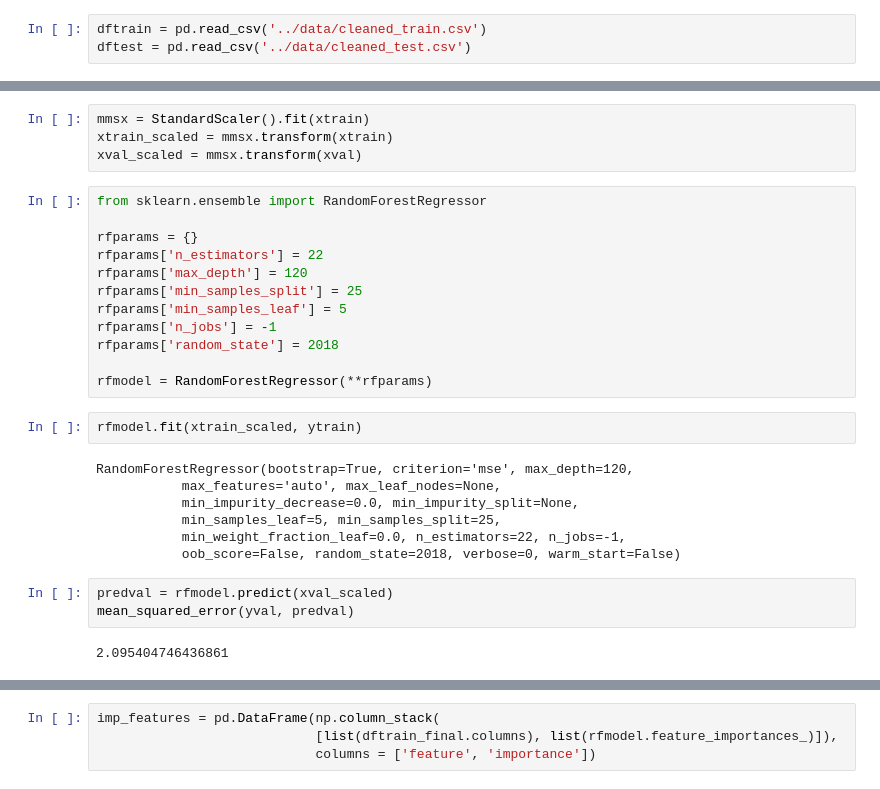
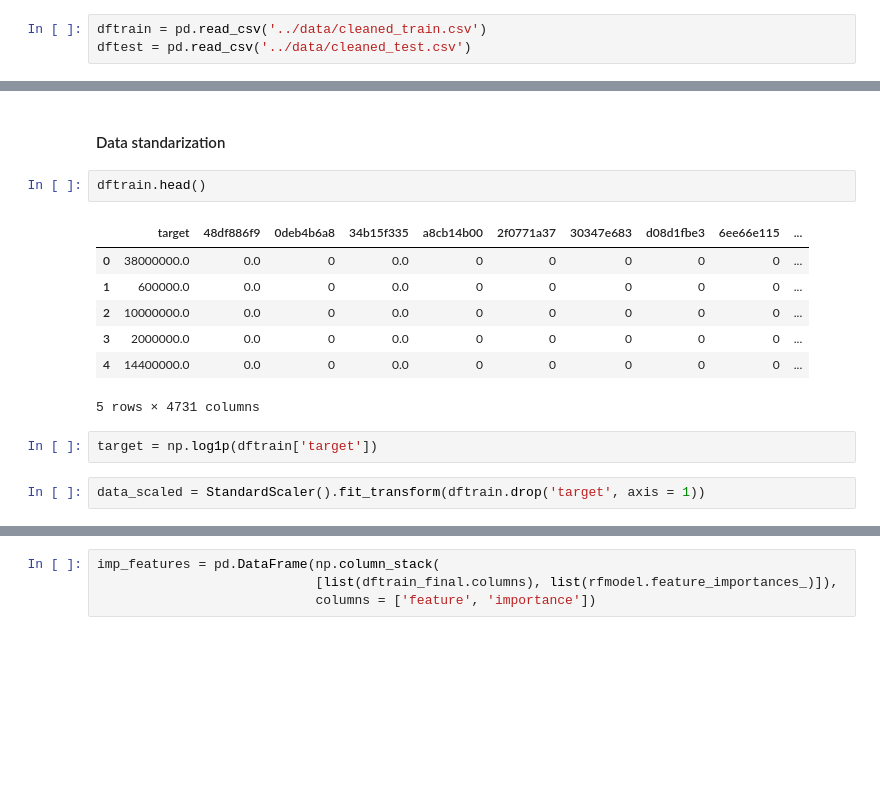
Before and after one commit to msahamed/santadar_price_prediction, a Jupyter notebook: src/model.ipynb, the cells around one changed output, grey strips where cells are left out. Drawn from its saved outputs; the diff is of its cells as text; blank space fills up the shorter version.

```diff
--- a/src/model.ipynb
+++ b/src/model.ipynb
@@ -17,30 +18,16 @@ xtrain, xval, ytrain, yval = train_test_split(dftrain_final, ytrain, test_size =
-# %%
-mmsx = StandardScaler().fit(xtrain)
-xtrain_scaled = mmsx.transform(xtrain)
-xval_scaled = mmsx.transform(xval)
-# %%
-from sklearn.ensemble import RandomForestRegressor
-
-rfparams = {}
-rfparams['n_estimators'] = 22
-rfparams['max_depth'] = 120
-rfparams['min_samples_split'] = 25
-rfparams['min_samples_leaf'] = 5
-rfparams['n_jobs'] = -1
-rfparams['random_state'] = 2018
-
-rfmodel = RandomForestRegressor(**rfparams)
-# %%
-rfmodel.fit(xtrain_scaled, ytrain)
-# %% [output]
-RandomForestRegressor(bootstrap=True, criterion='mse', max_depth=120,
-           max_features='auto', max_leaf_nodes=None,
-           min_impurity_decrease=0.0, min_impurity_split=None,
-           min_samples_leaf=5, min_samples_split=25,
-           min_weight_fraction_leaf=0.0, n_estimators=22, n_jobs=-1,
-           oob_score=False, random_state=2018, verbose=0, warm_start=False)
-# %%
-predval = rfmodel.predict(xval_scaled)
-mean_squared_error(yval, predval)
-# %% [output]
-2.095404746436861
+# %% [markdown]
+#### Data standarization
+# %%
+dftrain.head()
+# %% [output]
+|  | target | 48df886f9 | 0deb4b6a8 | 34b15f335 | a8cb14b00 | 2f0771a37 | 30347e683 | d08d1fbe3 | 6ee66e115 | ... |
+| 0 | 38000000.0 | 0.0 | 0 | 0.0 | 0 | 0 | 0 | 0 | 0 | ... |
+| 1 | 600000.0 | 0.0 | 0 | 0.0 | 0 | 0 | 0 | 0 | 0 | ... |
+| 2 | 10000000.0 | 0.0 | 0 | 0.0 | 0 | 0 | 0 | 0 | 0 | ... |
+| 3 | 2000000.0 | 0.0 | 0 | 0.0 | 0 | 0 | 0 | 0 | 0 | ... |
+| 4 | 14400000.0 | 0.0 | 0 | 0.0 | 0 | 0 | 0 | 0 | 0 | ... |
+5 rows × 4731 columns
+# %%
+target = np.log1p(dftrain['target'])
+# %%
+data_scaled = StandardScaler().fit_transform(dftrain.drop('target', axis = 1))
```
Also changed, not shown: parts of 34 cells of this notebook, 1 other file.
